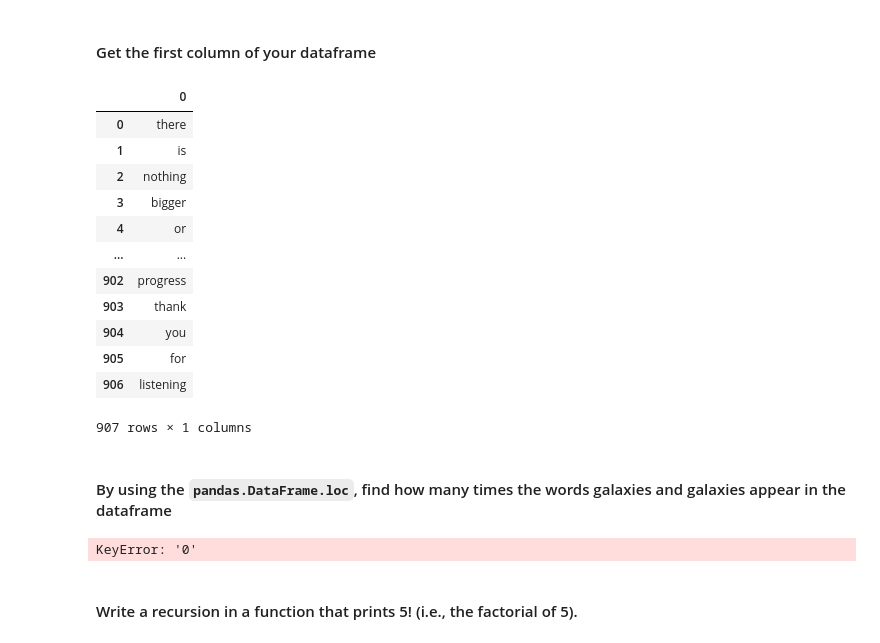
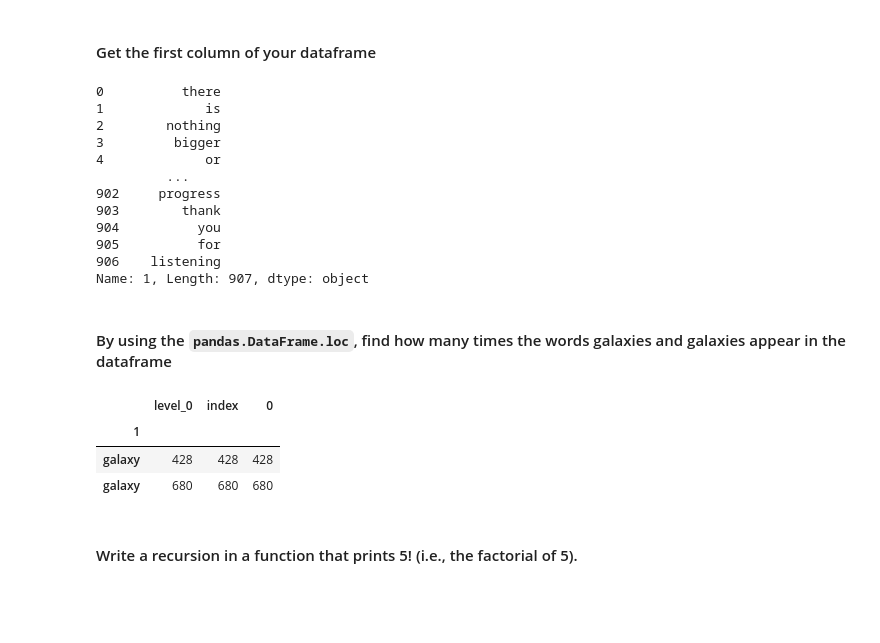
Before and after one commit to tsolakisgeo/CLCV25922, a Jupyter notebook: studenthub/urquhart/7/DHAW2022-Class7-Assignment.ipynb, the cells around one changed output. Drawn from its saved outputs; the diff is of its cells as text; code cells hidden in the pictures; blank space fills up the shorter version.

```diff
--- a/studenthub/urquhart/7/DHAW2022-Class7-Assignment.ipynb
+++ b/studenthub/urquhart/7/DHAW2022-Class7-Assignment.ipynb
@@ -119,7 +112,7 @@ else:
 Hint: there is a method in Python that adds a counter to an iterable.
 # %%
 mydictionary = {}
-for idx, word in enumerate(text_as_list):
-    mydictionary[word] = idx
-print(mydictionary)
+for i, j in enumerate(text_as_list):
+    mydictionary[j] = i
+print(len(mydictionary))
 # %% [output]
@@ -128,7 +121,7 @@ print(mydictionary)
 #### Create the same dictonary but now index of  words in the text should be the dictionary's keys and the words should be the key's values.
 # %%
 mydictionary = {}
-for word, idx in enumerate(text_as_list):
-    mydictionary[word] = idx
-print(mydictionary)
+for i, j in enumerate(text_as_list):
+    mydictionary[i] = j
+print(len(mydictionary))
 # %% [output]
@@ -192,27 +183,33 @@ Name: 0, dtype: object
 # %% [markdown]
 #### Get the first column of your dataframe
 # %%
-df.iloc[:]
+df[1]
 # %% [output]
-|  | 0 |
-| 0 | there |
-| 1 | is |
-| 2 | nothing |
-| 3 | bigger |
-| 4 | or |
-| ... | ... |
-| 902 | progress |
-| 903 | thank |
-| 904 | you |
-| 905 | for |
-| 906 | listening |
-907 rows × 1 columns
+0          there
+1             is
+2        nothing
+3         bigger
+4             or
+         ...
+902     progress
+903        thank
+904          you
+905          for
+906    listening
+Name: 1, Length: 907, dtype: object
 # %% [markdown]
 #### By using the `pandas.DataFrame.loc`, find how many times the words galaxies and galaxies appear in the dataframe
+# %%
+df.reset_index(inplace=True)
 # %%
-df["0"].value_counts("galaxies")
+df.set_index(1, inplace=True)
-# %% [output]
-KeyError: '0'
+# %%
+df.loc["galaxy"]
+# %% [output]
+|  | level_0 | index | 0 |
+| 1 |  |  |  |
+| galaxy | 428 | 428 | 428 |
+| galaxy | 680 | 680 | 680 |
 # %% [markdown]
 #### Write a recursion in a function that prints 5! (i.e., the factorial of 5).
 # %%
```
Also changed, not shown: parts of 9 cells of this notebook.
